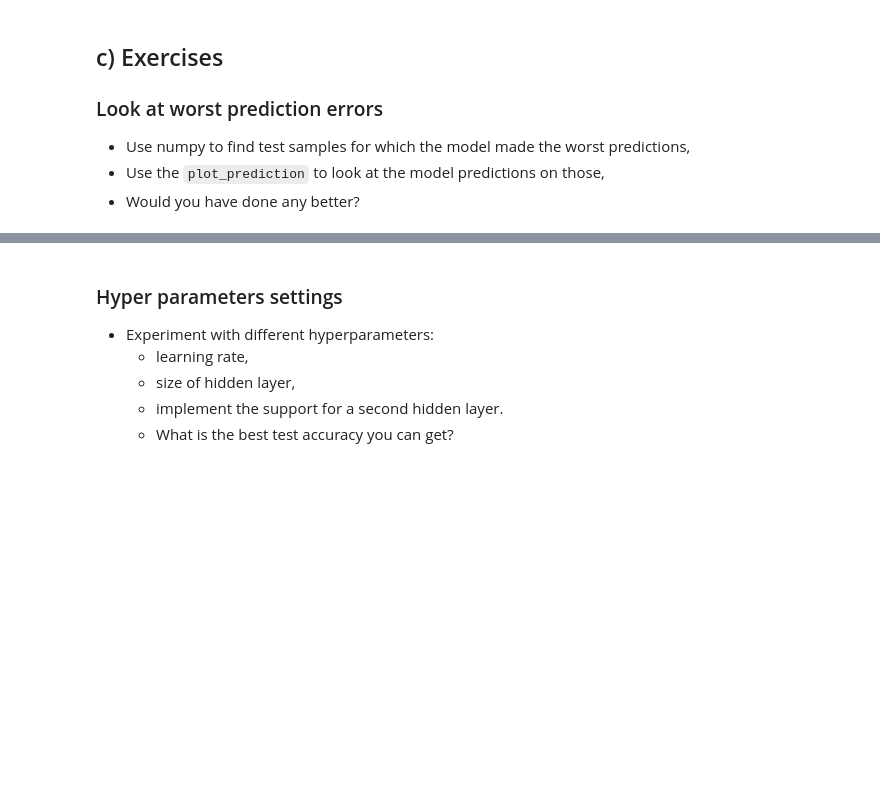
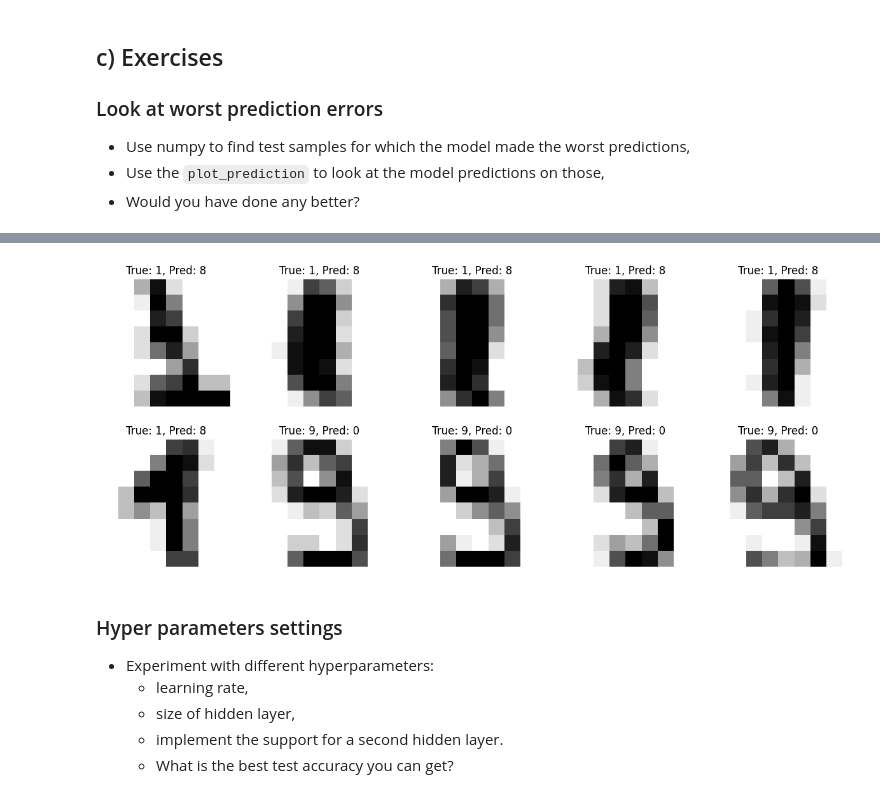
Before and after one commit to Ghazaleh-Ahmadzadeh/deep_learning, a Jupyter notebook: 01_materials/labs/lab_2.ipynb, the cells around one changed output, grey strips where cells are left out. Drawn from its saved outputs; the diff is of its cells as text; code cells hidden in the pictures; blank space fills up the shorter version.

```diff
--- a/01_materials/labs/lab_2.ipynb
+++ b/01_materials/labs/lab_2.ipynb
@@ -527,3 +520,19 @@ Highest test loss: 5.47116
+# %%
+#Make predictions on the test set and sort by error
+y_pred = nn.predict(X_test)
+errors = np.abs(y_pred - y_test)
+sorted_indices = np.argsort(errors)
+
+#Plot the 10 worst predictions
+fig, axes = plt.subplots(2,5,figsize =(15,6))
+for i, idx in enumerate(sorted_indices[-10:]):
+    ax= axes [i//5, i%5]
+    ax.imshow(X_test[idx].reshape(8,8), cmap= plt.cm.gray_r,
+              interpolation='nearest')
+    ax.set_title("True: %d, Pred: %d" % (y_test[idx], y_pred[idx]))
+    ax.axis('off')
+# %% [output]
+[figure, added]
 # %% [markdown]
 ### Hyper parameters settings
 
```
Also changed, not shown: parts of 13 cells of this notebook, 1 other file.
